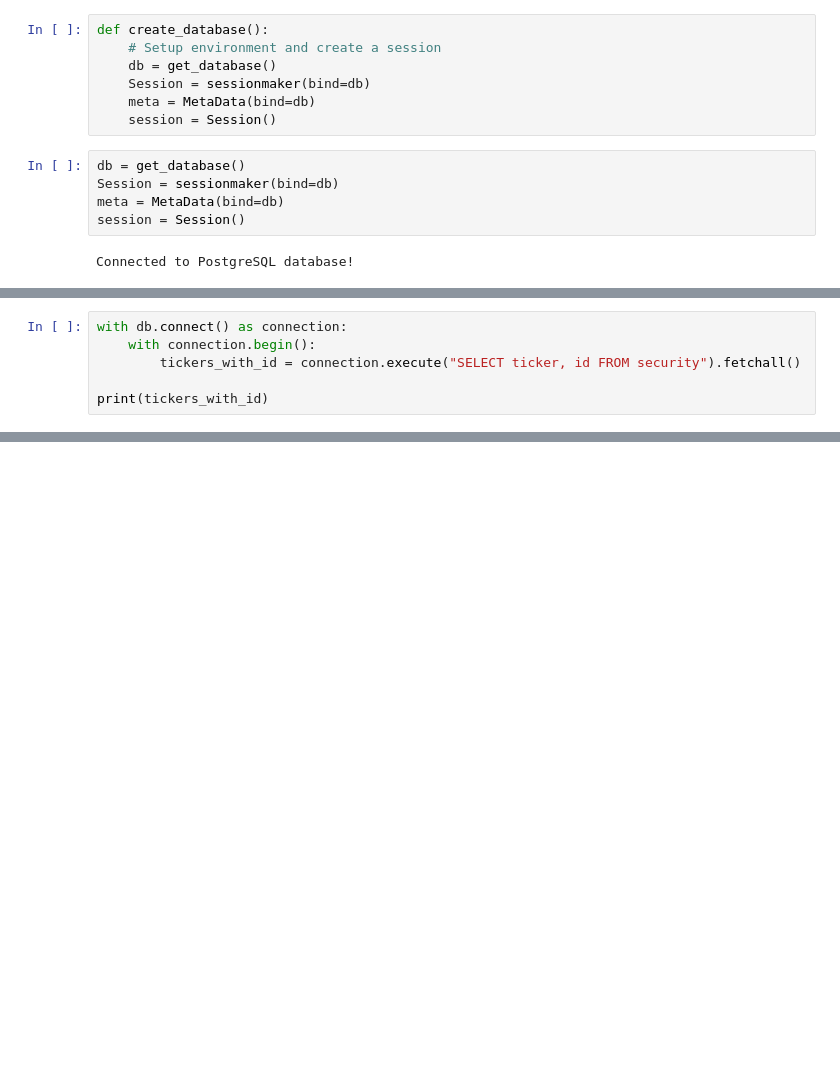
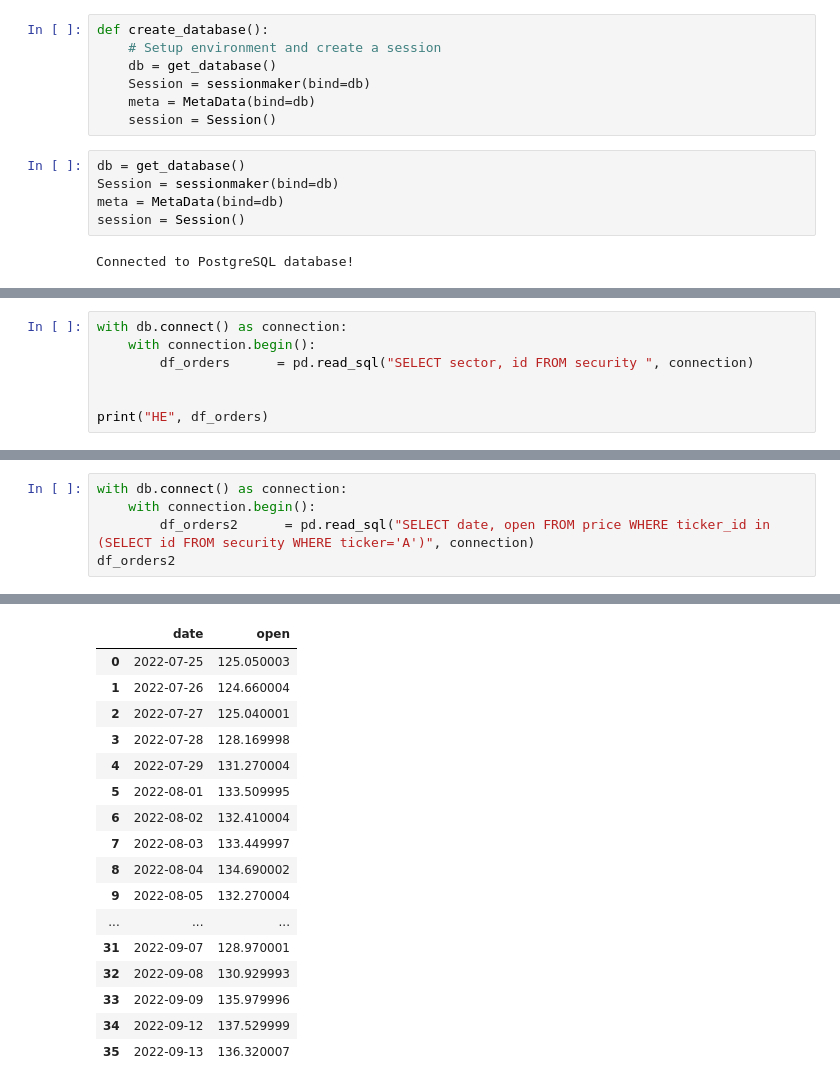
Before and after one commit to piotrbullet/stock_database, a Jupyter notebook: test.ipynb, the cells around one changed output, grey strips where cells are left out. Cells and saved outputs as stored; diff of their text form; blank space fills up the shorter version.

```diff
--- a/test.ipynb
+++ b/test.ipynb
@@ -54,7 +72,8 @@ print(tickers_with_id[:5])
 # %%
 with db.connect() as connection:
     with connection.begin():
-        tickers_with_id = connection.execute("SELECT ticker, id FROM security").fetchall()
+        df_orders      = pd.read_sql("SELECT sector, id FROM security ", connection)
 
-print(tickers_with_id)
+
+print("HE", df_orders)
 # %% [output]
@@ -65,0 +134,6 @@ print(tickers_with_id)
+# %%
+with db.connect() as connection:
+    with connection.begin():
+        df_orders2      = pd.read_sql("SELECT date, open FROM price WHERE ticker_id in (SELECT id FROM security WHERE ticker='A')", connection)
+df_orders2
+# %% [output]
@@ -65,0 +146,17 @@ print(tickers_with_id)
+|  | date | open |
+| 0 | 2022-07-25 | 125.050003 |
+| 1 | 2022-07-26 | 124.660004 |
+| 2 | 2022-07-27 | 125.040001 |
+| 3 | 2022-07-28 | 128.169998 |
+| 4 | 2022-07-29 | 131.270004 |
+| 5 | 2022-08-01 | 133.509995 |
+| 6 | 2022-08-02 | 132.410004 |
+| 7 | 2022-08-03 | 133.449997 |
+| 8 | 2022-08-04 | 134.690002 |
+| 9 | 2022-08-05 | 132.270004 |
+| ... | ... | ... |
+| 31 | 2022-09-07 | 128.970001 |
+| 32 | 2022-09-08 | 130.929993 |
+| 33 | 2022-09-09 | 135.979996 |
+| 34 | 2022-09-12 | 137.529999 |
+| 35 | 2022-09-13 | 136.320007 |
```
Also changed, not shown: parts of 8 cells of this notebook, 3 other files.
